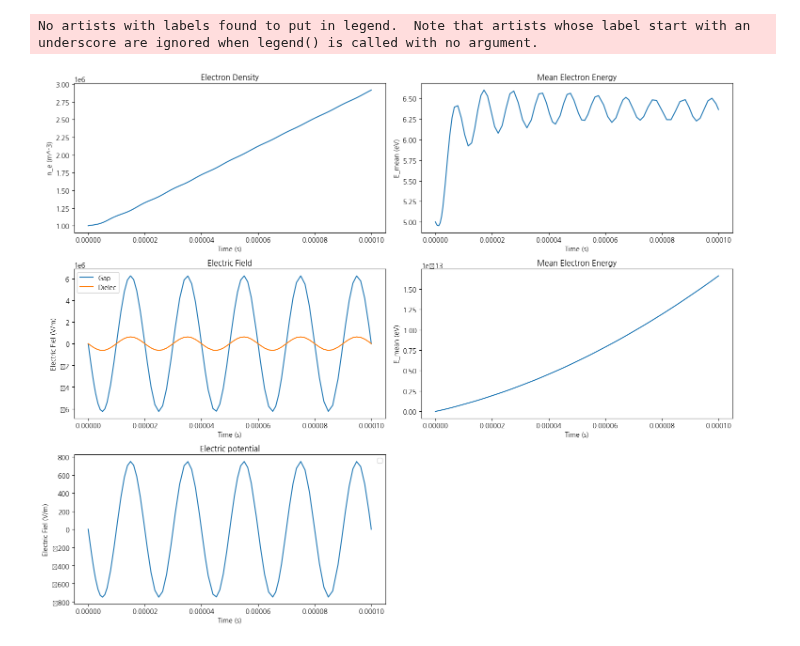
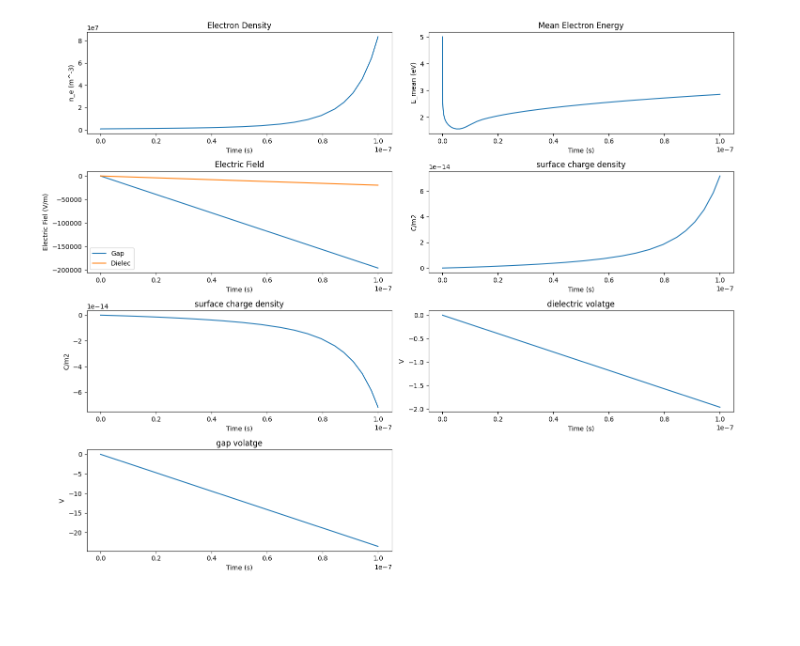
Before and after one commit to 100sjun/repos_python, a Jupyter notebook: Project/DBD Plasma/DBD.ipynb, the cells around one changed output. Cells and saved outputs as stored; diff of their text form; code cells hidden in the pictures; blank space fills up the shorter version.

Commit message:
surface charge density

```diff
--- a/Project/DBD Plasma/DBD.ipynb
+++ b/Project/DBD Plasma/DBD.ipynb
@@ -26,9 +26,11 @@ NA = constants.Avogadro # Avogadro number (1/mol)
 R = 8.2057366e-5 # gas constant (m3-atm/K/mol)
 kb = constants.Boltzmann # Boltzmann constant (J/K)
 F = 96485.33289 #Faraday constant (C/mol)
+z_Ar1p = 1 # Charge of Ar ion
 # %%
 # Properties
-Mw_AR = 40/1000 # kg/mo
+Mw_AR = 40/1000 # kg/mol
+sigma_AR = 3.33e-10 # m, Ar potential characteristic length
 # %%
 # Electron Collision Reaction Source Treatment
 with open('Ar_xsecs.txt', 'r') as file:
@@ -242,11 +279,12 @@ n_Ar0 = P/R/T*0.99999999999*NA
 n_Ars0 = P/R/T*(1-0.99999999999)*NA
 n_Ar1p0 = n_e0
 en0 = 5 * n_e0
-sigma_s0 = 0
+sigma_s10 = 0
+sigma_s20 = 0
 # %%
 # 시간 그리드
-tend= 1e-4
+tend= 1e-6
 t_span = (0,tend)
 
 # 시뮬레이션 실행
-sol = solve_ivp(model, t_span, [n_e0, n_Ar0, n_Ars0, n_Ar1p0, en0, sigma_s0], method='BDF')
+sol = solve_ivp(model, t_span, [n_e0, n_Ar0, n_Ars0, n_Ar1p0, en0, sigma_s10, sigma_s20], method='BDF')
@@ -273,51 +429,61 @@ array([0.00000000e+00, 1.75247896e-19, 3.50495730e-19, 2.10296865e-18,
 # %%
 # 결과 플로팅
 plt.figure(figsize=(15, 12))
 
-plt.subplot(321)
+plt.subplot(421)
 plt.plot(sol.t, sol.y[0])
 plt.title('Electron Density')
 plt.xlabel('Time (s)')
 plt.ylabel('n_e (m^-3)')
 
-plt.subplot(322)
+plt.subplot(422)
 plt.plot(sol.t, sol.y[4]/sol.y[0])
 plt.title('Mean Electron Energy')
 plt.xlabel('Time (s)')
 plt.ylabel('E_mean (eV)')
 
-plt.subplot(323)
+plt.subplot(423)
 V_applied = -V0 * np.sin(w0 * sol.t)
-A = np.array([[dgap,2*ddiel],[dgap*eps0,-ddiel*eps0*epsr]])
-B = np.array([V_applied, sol.y[5]])
-E_gap, E_diel = np.linalg.solve(A, B)
+A = np.array([[-epsr,1,0],[0,-1,epsr],[1,1,1]])
+B = np.array([sol.y[5]*ddiel/eps0,sol.y[6]*ddiel/eps0, V_applied])
+V_d1, V_gap, V_d2 = np.linalg.solve(A, B)
+
+E_d1 = V_d1 / ddiel
+E_gap = V_gap / dgap
+E_d2 = V_d2 / ddiel
 plt.plot(sol.t, E_gap, label='Gap')
-plt.plot(sol.t, E_diel, label='Dielec')
+plt.plot(sol.t, E_d1, label='Dielec')
 plt.title('Electric Field')
 plt.legend()
 plt.xlabel('Time (s)')
 plt.ylabel('Electric Fiel (V/m)')
 
-plt.subplot(324)
+plt.subplot(424)
 plt.plot(sol.t, sol.y[5])
-plt.title('Mean Electron Energy')
+plt.title('surface charge density')
 plt.xlabel('Time (s)')
-plt.ylabel('E_mean (eV)')
+plt.ylabel('C/m2')
 
 
-plt.subplot(325)
-V_applied = -V0 * np.sin(w0 * sol.t)
-A = np.array([[dgap, 2*ddiel],[dgap*eps0,-ddiel*eps0*epsr]])
-B = np.array([V_applied, sol.y[5]])
-E_gap, E_diel = np.linalg.solve(A, B)
-plt.plot(sol.t, E_gap*dgap + E_diel*2*ddiel)
-plt.title('Electric potential')
-plt.legend()
+plt.subplot(425)
+plt.plot(sol.t, sol.y[6])
+plt.title('surface charge density')
 plt.xlabel('Time (s)')
-plt.ylabel('Electric Fiel (V/m)')
+plt.ylabel('C/m2')
+
+plt.subplot(426)
+plt.plot(sol.t, V_d1)
+plt.title('dielectric volatge')
+plt.xlabel('Time (s)')
+plt.ylabel('V')
+
+plt.subplot(427)
+plt.plot(sol.t, V_applied)
+plt.title('gap volatge')
+plt.xlabel('Time (s)')
+plt.ylabel('V')
 
 plt.tight_layout()
 plt.show()
 # %% [output]
-No artists with labels found to put in legend.  Note that artists whose label start with an underscore are ignored when legend() is called with no argument.
-[figure, old version]
+[figure, new version]
```
Also changed, not shown: parts of 4 cells of this notebook, 1 other file.
